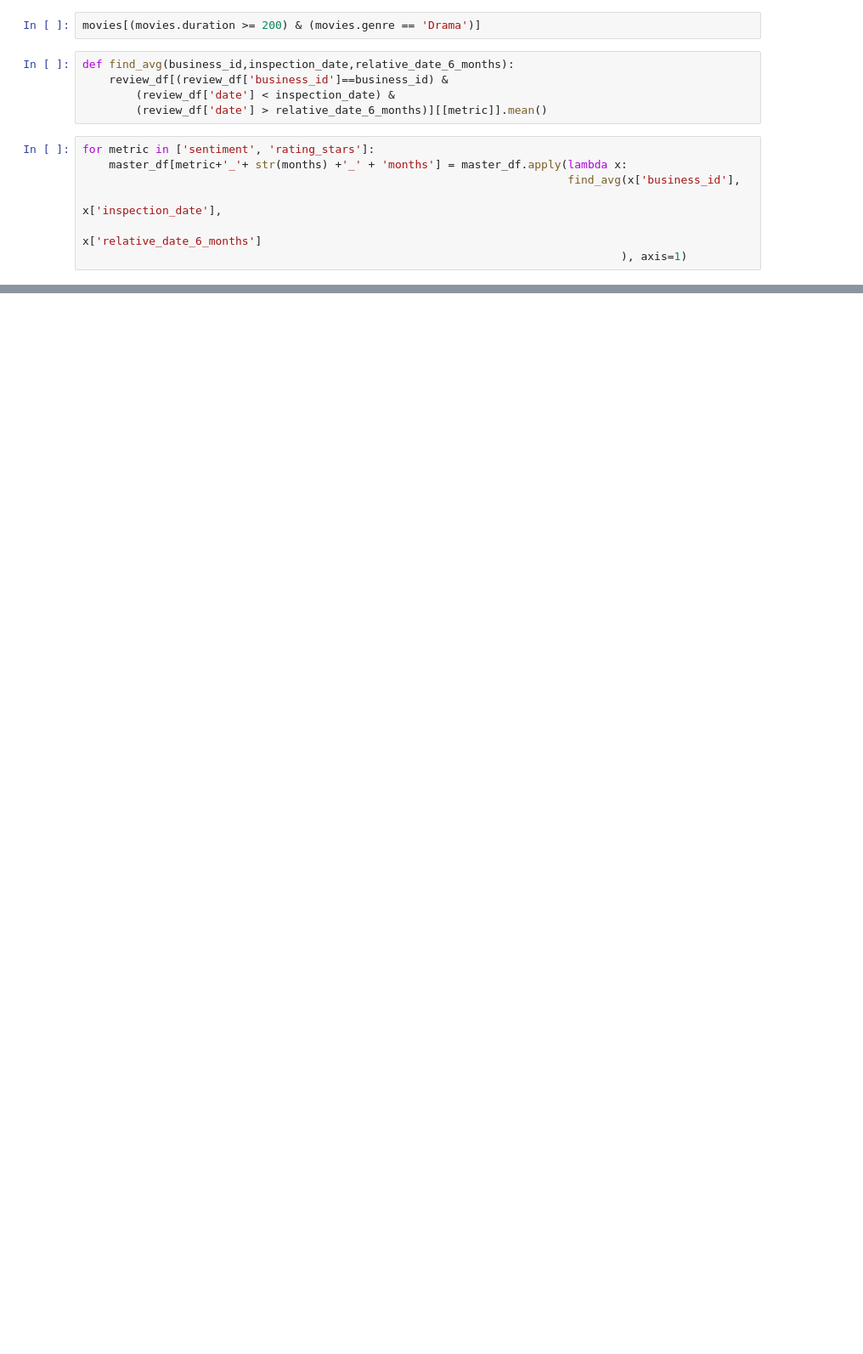
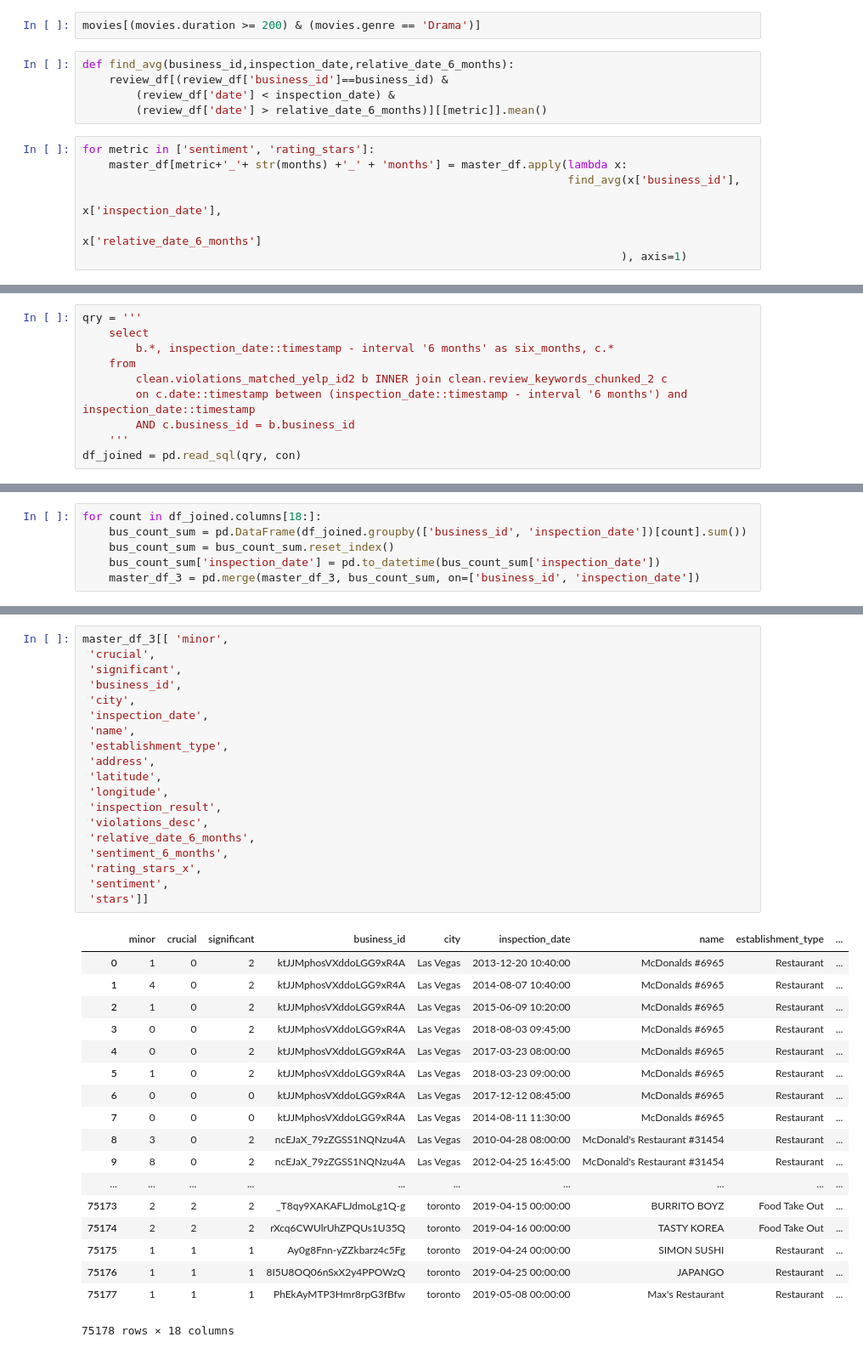
Before and after one commit to meiguan/yelp_abcs, a Jupyter notebook: stag/Aggregate_review_metrics.ipynb, the cells around one changed output, grey strips where cells are left out. Shown at 85% size. Cells and saved outputs as stored; diff of their text form; blank space fills up the shorter version.

```diff
--- a/stag/Aggregate_review_metrics.ipynb
+++ b/stag/Aggregate_review_metrics.ipynb
@@ -182,0 +987,10 @@ Timestamp('2016-06-07 20:00:00')
+# %%
+qry = '''
+    select
+        b.*, inspection_date::timestamp - interval '6 months' as six_months, c.*
+    from
+        clean.violations_matched_yelp_id2 b INNER join clean.review_keywords_chunked_2 c
+        on c.date::timestamp between (inspection_date::timestamp - interval '6 months') and inspection_date::timestamp
+        AND c.business_id = b.business_id
+    '''
+df_joined = pd.read_sql(qry, con)
@@ -182,0 +1087,6 @@ Timestamp('2016-06-07 20:00:00')
+# %%
+for count in df_joined.columns[18:]:
+    bus_count_sum = pd.DataFrame(df_joined.groupby(['business_id', 'inspection_date'])[count].sum())
+    bus_count_sum = bus_count_sum.reset_index()
+    bus_count_sum['inspection_date'] = pd.to_datetime(bus_count_sum['inspection_date'])
+    master_df_3 = pd.merge(master_df_3, bus_count_sum, on=['business_id', 'inspection_date'])
@@ -182,0 +1134,38 @@ Timestamp('2016-06-07 20:00:00')
+# %%
+master_df_3[[ 'minor',
+ 'crucial',
+ 'significant',
+ 'business_id',
+ 'city',
+ 'inspection_date',
+ 'name',
+ 'establishment_type',
+ 'address',
+ 'latitude',
+ 'longitude',
+ 'inspection_result',
+ 'violations_desc',
+ 'relative_date_6_months',
+ 'sentiment_6_months',
+ 'rating_stars_x',
+ 'sentiment',
+ 'stars']]
+# %% [output]
+|  | minor | crucial | significant | business_id | city | inspection_date | name | establishment_type | ... |
+| 0 | 1 | 0 | 2 | ktJJMphosVXddoLGG9xR4A | Las Vegas | 2013-12-20 10:40:00 | McDonalds #6965 | Restaurant | ... |
+| 1 | 4 | 0 | 2 | ktJJMphosVXddoLGG9xR4A | Las Vegas | 2014-08-07 10:40:00 | McDonalds #6965 | Restaurant | ... |
+| 2 | 1 | 0 | 2 | ktJJMphosVXddoLGG9xR4A | Las Vegas | 2015-06-09 10:20:00 | McDonalds #6965 | Restaurant | ... |
+| 3 | 0 | 0 | 2 | ktJJMphosVXddoLGG9xR4A | Las Vegas | 2018-08-03 09:45:00 | McDonalds #6965 | Restaurant | ... |
+| 4 | 0 | 0 | 2 | ktJJMphosVXddoLGG9xR4A | Las Vegas | 2017-03-23 08:00:00 | McDonalds #6965 | Restaurant | ... |
+| 5 | 1 | 0 | 2 | ktJJMphosVXddoLGG9xR4A | Las Vegas | 2018-03-23 09:00:00 | McDonalds #6965 | Restaurant | ... |
+| 6 | 0 | 0 | 0 | ktJJMphosVXddoLGG9xR4A | Las Vegas | 2017-12-12 08:45:00 | McDonalds #6965 | Restaurant | ... |
+| 7 | 0 | 0 | 0 | ktJJMphosVXddoLGG9xR4A | Las Vegas | 2014-08-11 11:30:00 | McDonalds #6965 | Restaurant | ... |
+| 8 | 3 | 0 | 2 | ncEJaX_79zZGSS1NQNzu4A | Las Vegas | 2010-04-28 08:00:00 | McDonald's Restaurant #31454 | Restaurant | ... |
+| 9 | 8 | 0 | 2 | ncEJaX_79zZGSS1NQNzu4A | Las Vegas | 2012-04-25 16:45:00 | McDonald's Restaurant #31454 | Restaurant | ... |
+| ... | ... | ... | ... | ... | ... | ... | ... | ... | ... |
+| 75173 | 2 | 2 | 2 | _T8qy9XAKAFLJdmoLg1Q-g | toronto | 2019-04-15 00:00:00 | BURRITO BOYZ | Food Take Out | ... |
+| 75174 | 2 | 2 | 2 | rXcq6CWUlrUhZPQUs1U35Q | toronto | 2019-04-16 00:00:00 | TASTY KOREA | Food Take Out | ... |
+| 75175 | 1 | 1 | 1 | Ay0g8Fnn-yZZkbarz4c5Fg | toronto | 2019-04-24 00:00:00 | SIMON SUSHI | Restaurant | ... |
+| 75176 | 1 | 1 | 1 | 8I5U8OQ06nSxX2y4PPOWzQ | toronto | 2019-04-25 00:00:00 | JAPANGO | Restaurant | ... |
+| 75177 | 1 | 1 | 1 | PhEkAyMTP3Hmr8rpG3fBfw | toronto | 2019-05-08 00:00:00 | Max's Restaurant | Restaurant | ... |
+75178 rows × 18 columns
```
Also changed, not shown: parts of 60 cells of this notebook, 1 other file.
